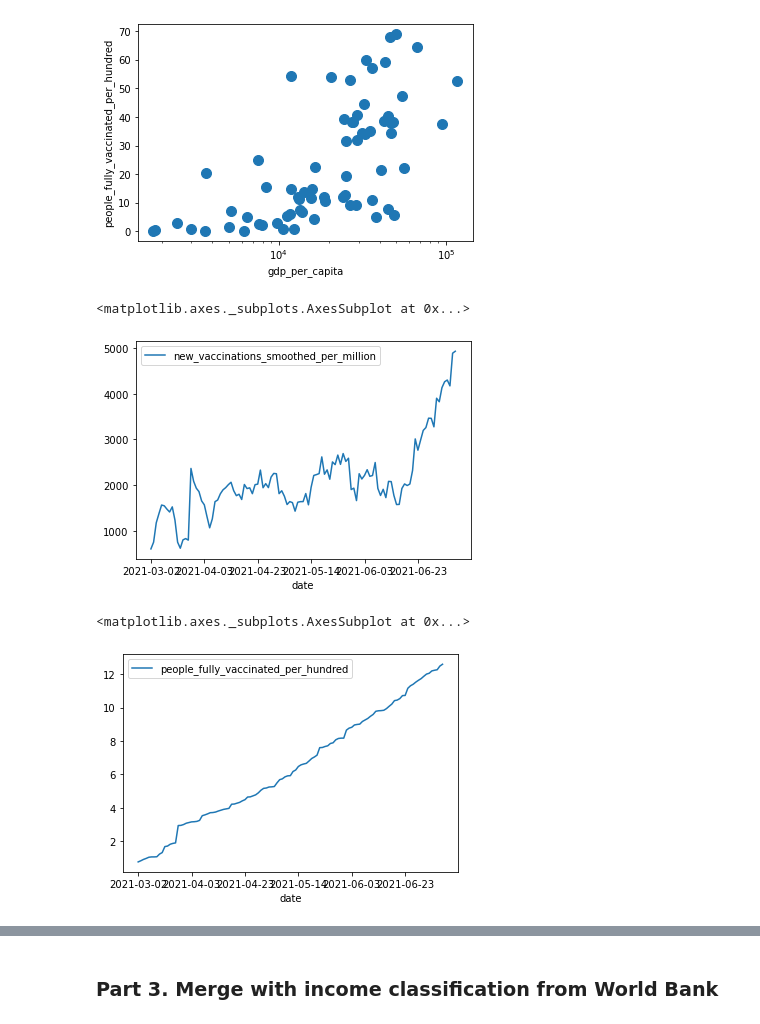
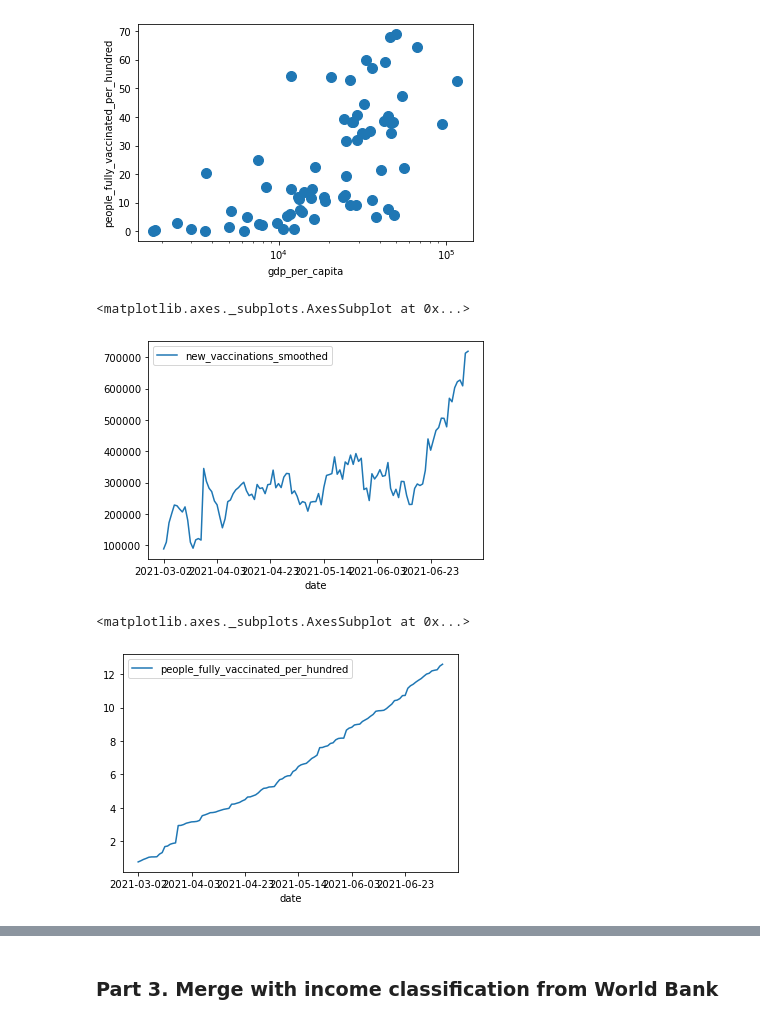
Before and after one commit to anastasiajourno/Projects_05, a Jupyter notebook: Projects_05.ipynb, the cells around one changed output, grey strips where cells are left out. Cells and saved outputs as stored; diff of their text form; code cells hidden in the pictures.

```diff
--- a/Projects_05.ipynb
+++ b/Projects_05.ipynb
@@ -147,5 +143,5 @@ memory usage: 46.2+ MB
 # %%
 pd.set_option('display.max_columns', None)
 # %%
-df = df.dropna(subset=['people_fully_vaccinated_per_hundred'])
+#df = df.dropna(subset=['people_fully_vaccinated_per_hundred'])
 # %%
@@ -183,3 +167,9 @@ df_day.plot.scatter(x = 'gdp_per_capita', y = 'people_fully_vaccinated_per_hundr
 # %% [output]
 <matplotlib.axes._subplots.AxesSubplot at 0x...>
 [figure]
+# %%
+#PLOT the vaccination rate for Russia
+df[(df['location']=='Russia')].plot.line(x='date', y='new_vaccinations_smoothed')
+# %% [output]
+<matplotlib.axes._subplots.AxesSubplot at 0x...>
+[figure, added]
@@ -186,5 +182,5 @@ df_day.plot.scatter(x = 'gdp_per_capita', y = 'people_fully_vaccinated_per_hundr
 # %%
-df[(df['location']=='Russia')].plot.line(x='date', y='new_vaccinations_smoothed_per_million')
+#df[(df['location']=='Russia')].plot.line(x='date', y='people_fully_vaccinated_per_hundred')
 # %% [output]
 <matplotlib.axes._subplots.AxesSubplot at 0x...>
-[figure, old version]
+[figure, new version]
@@ -191,5 +189,2 @@ df[(df['location']=='Russia')].plot.line(x='date', y='new_vaccinations_smoothed_
 # %%
-df[(df['location']=='Russia')].plot.line(x='date', y='people_fully_vaccinated_per_hundred')
+#df[df['location']=='Israel'].plot.line(x='date', y='people_fully_vaccinated_per_hundred')
-# %% [output]
-<matplotlib.axes._subplots.AxesSubplot at 0x...>
-[figure, removed]
```
Also changed, not shown: parts of 30 cells of this notebook, 3 other files.
